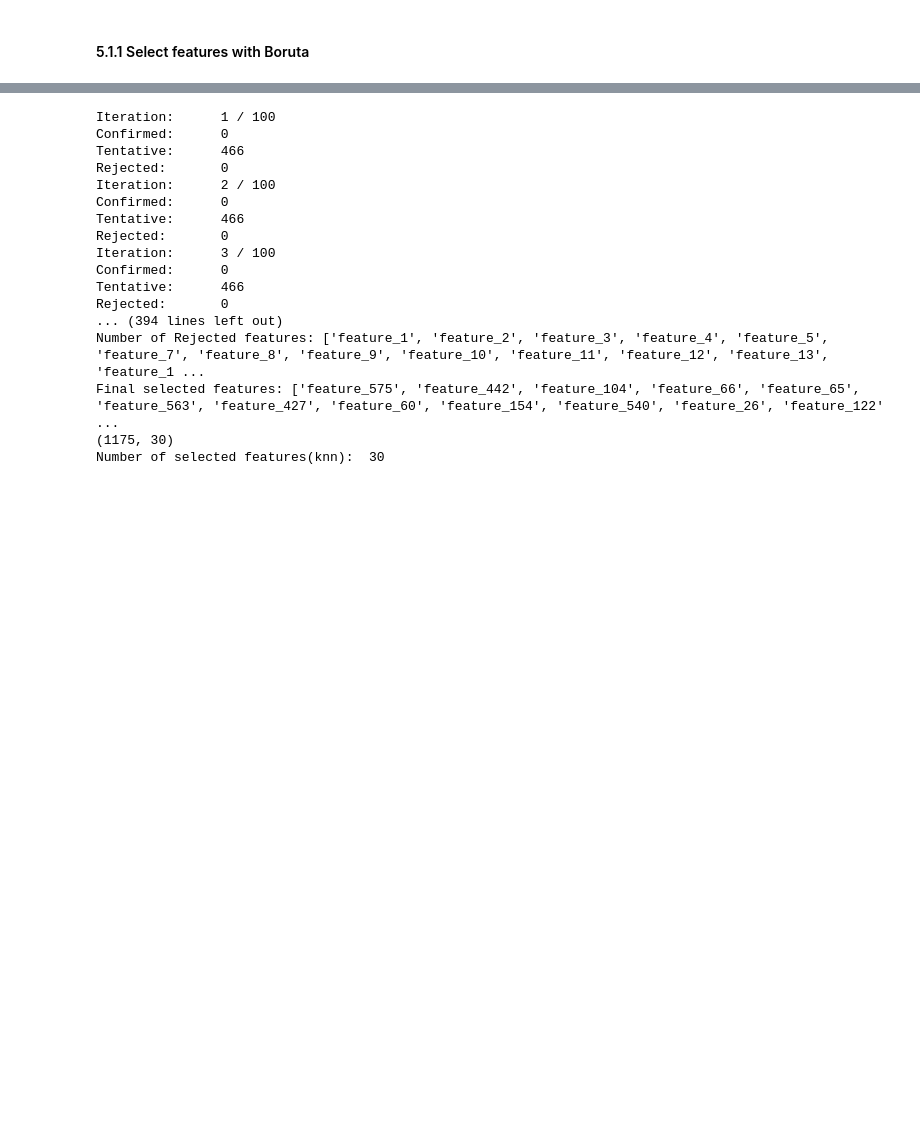
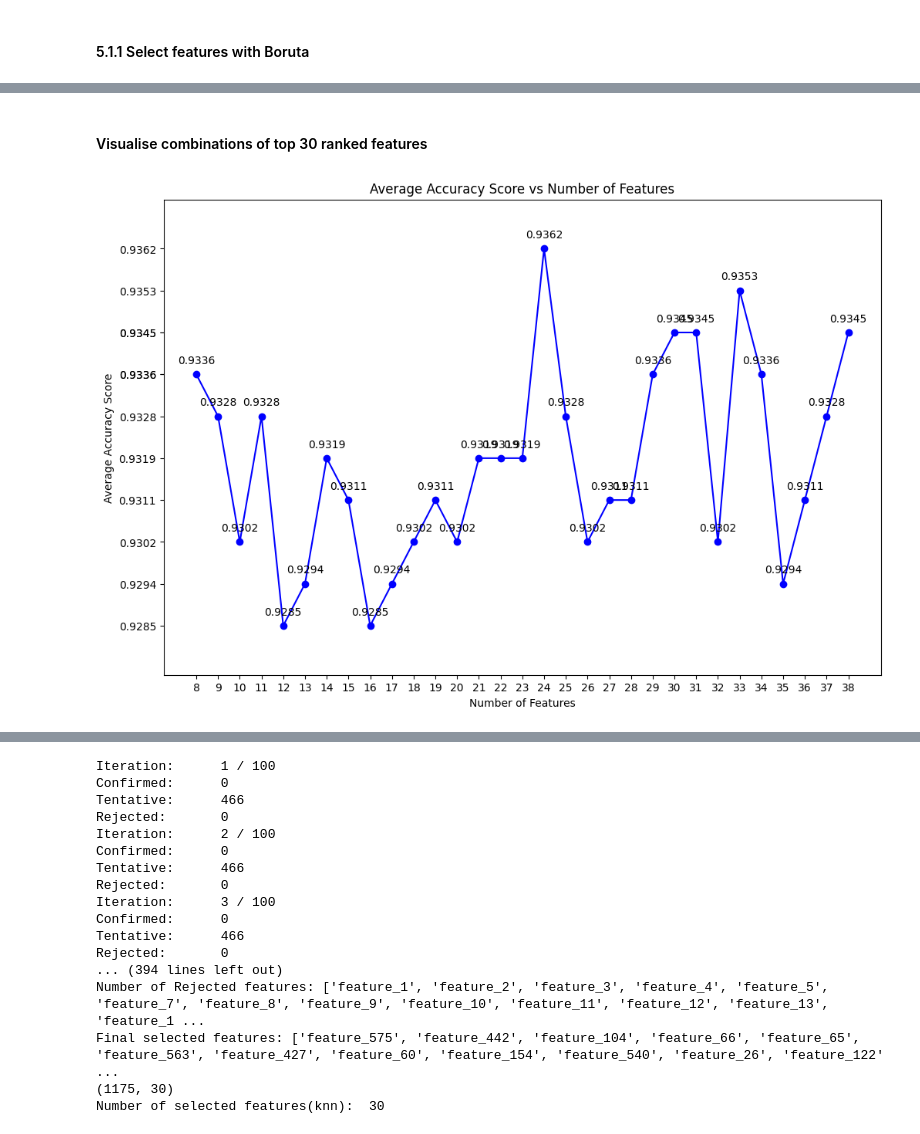
Before and after one commit to HayateSato/SECOM_Project, a Jupyter notebook: secom_file_draft_Majeed_Code2.ipynb, the cells around one changed output, grey strips where cells are left out. Saved outputs shown, nothing was run; the diff lists cells and outputs as text; code cells hidden in the pictures; blank space fills up the shorter version.

```diff
--- a/secom_file_draft_Majeed_Code2.ipynb
+++ b/secom_file_draft_Majeed_Code2.ipynb
@@ -968,0 +1013,2 @@ X_train_filtered_mice_df= pd.DataFrame(X_train_scaled_mice, columns=X_train_df2.
+# %%
+X_train_br_ranked = boruta_sort_by_rank(X_train_filtered_knn_df, y_train)
@@ -968,0 +1061,4 @@ X_train_filtered_mice_df= pd.DataFrame(X_train_scaled_mice, columns=X_train_df2.
+# %%
+# Check the score of upto top 30 most ranked feature combinations
+top_30_ranked = assess_boruta_combinations(X_train_br_ranked, y_train, 8, 30)
+top_30_ranked
@@ -968,0 +1083,25 @@ X_train_filtered_mice_df= pd.DataFrame(X_train_scaled_mice, columns=X_train_df2.
+# %% [markdown]
+#### Visualise combinations of top 30 ranked features
+# %%
+# Plotting
+plt.figure(figsize=(12, 8))
+plt.plot(top_30_ranked['number_of_features'], top_30_ranked['average_accuracy_score'], marker='o', linestyle='-', color='b')
+plt.title('Average Accuracy Score vs Number of Features')
+plt.xlabel('Number of Features')
+plt.ylabel('Average Accuracy Score')
+plt.xticks(top_30_ranked['number_of_features'])
+
+# Get unique accuracy scores, sorted, and formatted to 4 decimal places
+unique_scores = sorted(top_30_ranked['average_accuracy_score'].unique())
+yticks = [f"{score:.4f}" for score in unique_scores]
+plt.yticks(unique_scores, yticks)
+plt.ylim(min(unique_scores) - 0.001, max(unique_scores) + 0.001)
+
+# Annotate the points
+for i, txt in enumerate(top_30_ranked['average_accuracy_score']):
+    plt.annotate(f"{txt:.4f}", (top_30_ranked['number_of_features'][i], top_30_ranked['average_accuracy_score'][i]), textcoords="offset points", xytext=(0,10), ha='center')
+
+# Show the plot
+plt.show()
+# %% [output]
+[figure, added]
```
Also changed, not shown: parts of 27 cells of this notebook.
